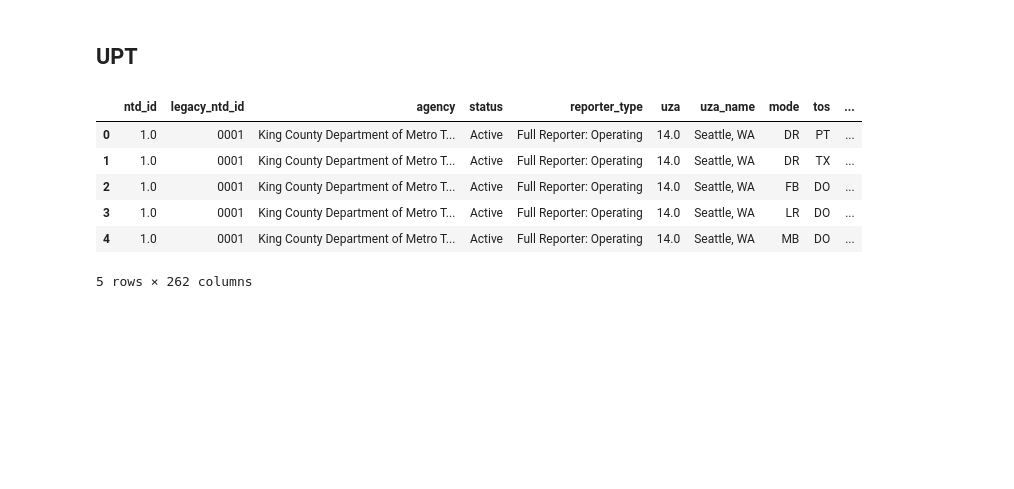
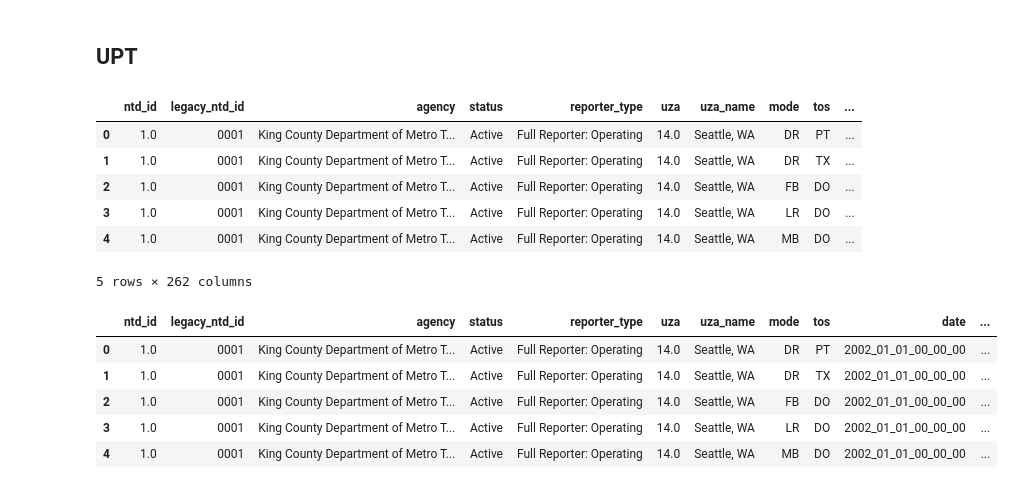
Before and after one commit to fedderw/transitscope-baltimore, a Jupyter notebook: notebooks/ntd.ipynb, the cells around one changed output. Cells and saved outputs as stored; diff of their text form; code cells hidden in the pictures; blank space fills up the shorter version.

Commit message:
ntd upt_long

```diff
--- a/notebooks/ntd.ipynb
+++ b/notebooks/ntd.ipynb
@@ -176,5 +196,22 @@ upt.head()
 | 3 | 1.0 | 0001 | King County Department of Metro T... | Active | Full Reporter: Operating | 14.0 | Seattle, WA | LR | DO | ... |
 | 4 | 1.0 | 0001 | King County Department of Metro T... | Active | Full Reporter: Operating | 14.0 | Seattle, WA | MB | DO | ... |
 5 rows × 262 columns
+# %%
+# melt the wide format data to long format
+upt_long = pd.melt(
+    upt,
+    id_vars=['ntd_id', 'legacy_ntd_id', 'agency', 'status', 'reporter_type', 'uza', 'uza_name', 'mode', 'tos'],
+    var_name='date',
+    value_name='ridership'
+)
+# print the first five rows of the reshaped data
+upt_long.head()
+# %% [output]
+|  | ntd_id | legacy_ntd_id | agency | status | reporter_type | uza | uza_name | mode | tos | date | ... |
+| 0 | 1.0 | 0001 | King County Department of Metro T... | Active | Full Reporter: Operating | 14.0 | Seattle, WA | DR | PT | 2002_01_01_00_00_00 | ... |
+| 1 | 1.0 | 0001 | King County Department of Metro T... | Active | Full Reporter: Operating | 14.0 | Seattle, WA | DR | TX | 2002_01_01_00_00_00 | ... |
+| 2 | 1.0 | 0001 | King County Department of Metro T... | Active | Full Reporter: Operating | 14.0 | Seattle, WA | FB | DO | 2002_01_01_00_00_00 | ... |
+| 3 | 1.0 | 0001 | King County Department of Metro T... | Active | Full Reporter: Operating | 14.0 | Seattle, WA | LR | DO | 2002_01_01_00_00_00 | ... |
+| 4 | 1.0 | 0001 | King County Department of Metro T... | Active | Full Reporter: Operating | 14.0 | Seattle, WA | MB | DO | 2002_01_01_00_00_00 | ... |
 # %%
 # Select the first 10 columns of the DataFrame
```
Also changed, not shown: parts of 17 cells of this notebook, 5 other files.
